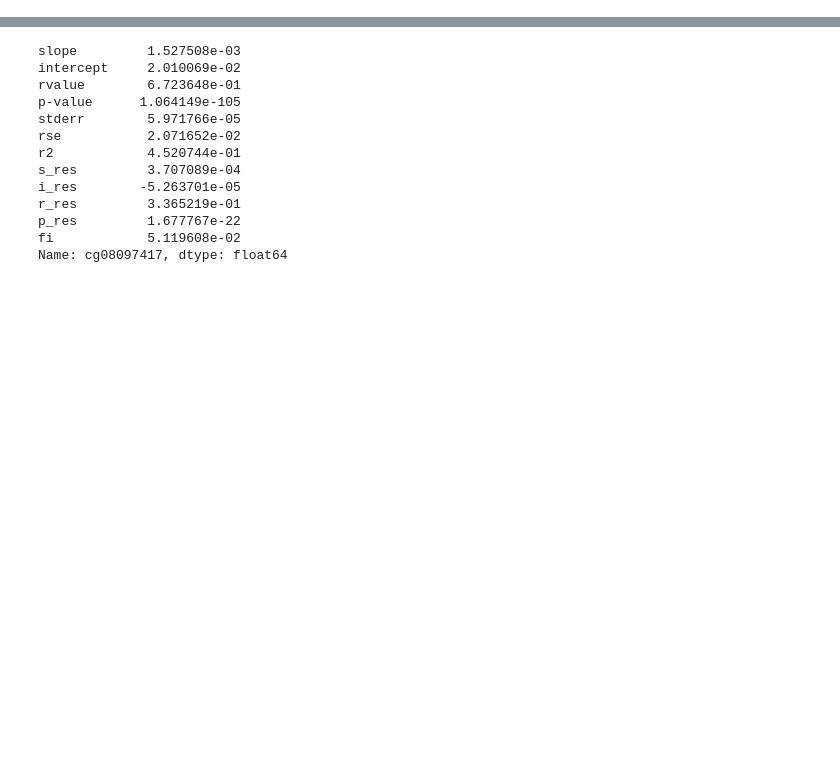
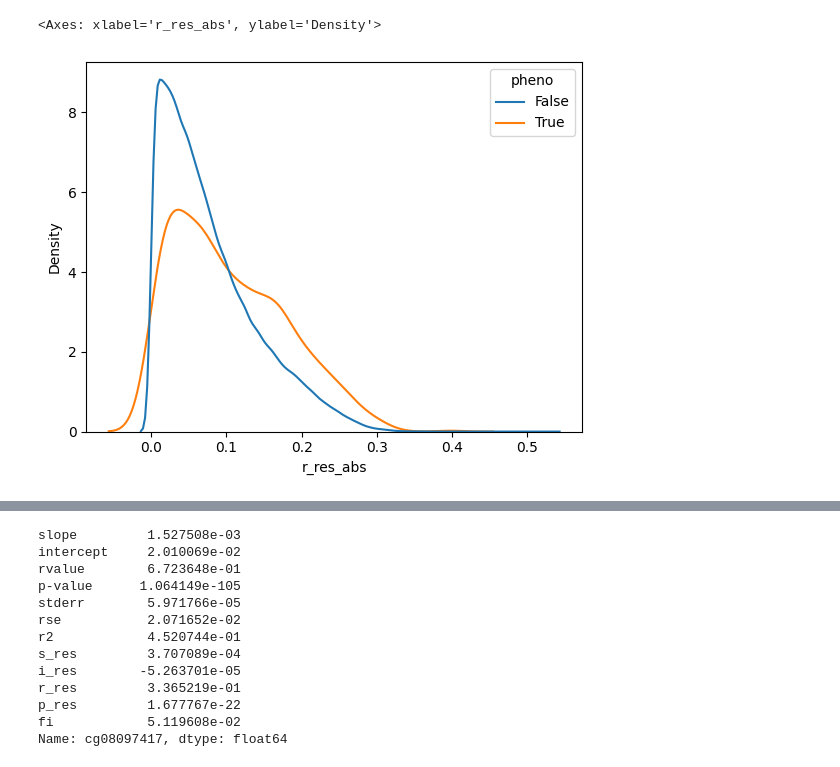
Before and after one commit to ComputationalAgingLab/ComputAge, a Jupyter notebook: feature_selection.ipynb, the cells around one changed output, grey strips where cells are left out. Saved outputs shown, nothing was run; the diff lists cells and outputs as text; code cells hidden in the pictures; blank space fills up the shorter version.

```diff
--- a/feature_selection.ipynb
+++ b/feature_selection.ipynb
@@ -27,0 +34,5 @@ data, meta = pd.read_pickle('/tank/projects/computage/train/GSE132203.pkl.gz', c
+# %%
+_data = pd.DataFrame({'r_abs':np.abs(stats['rvalue']),
+                      'r_res_abs':np.abs(stats['r_res']),
+                      'pheno':stats.index.isin(indices),
+                      })
@@ -27,0 +82,5 @@ data, meta = pd.read_pickle('/tank/projects/computage/train/GSE132203.pkl.gz', c
+# %%
+sns.kdeplot(data=_data, x='r_res_abs', hue='pheno', common_norm=False)
+# %% [output]
+<Axes: xlabel='r_res_abs', ylabel='Density'>
+[figure, added]
```
Also changed, not shown: parts of 14 cells of this notebook, 5 other files.
